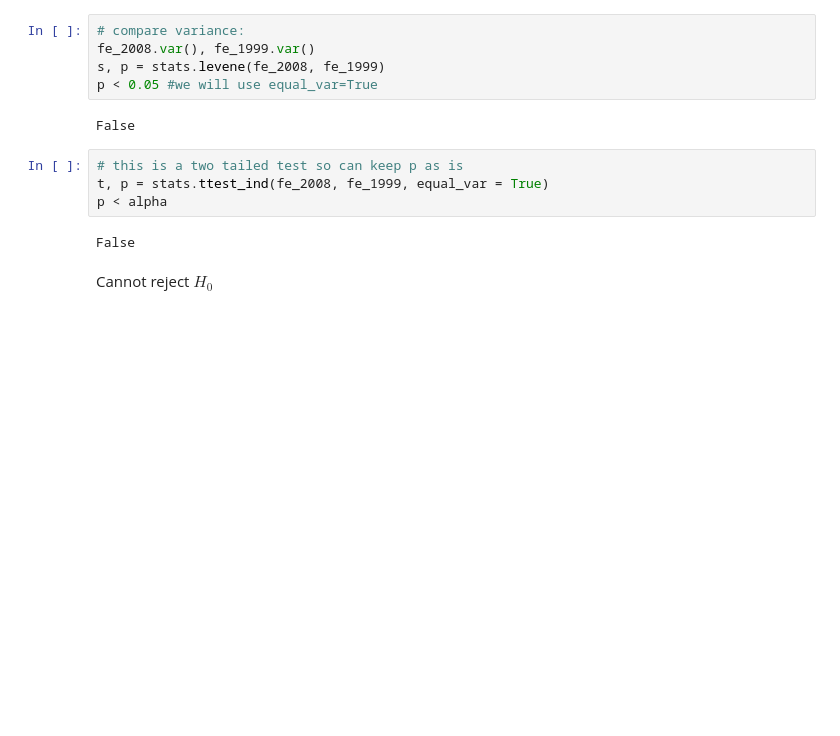
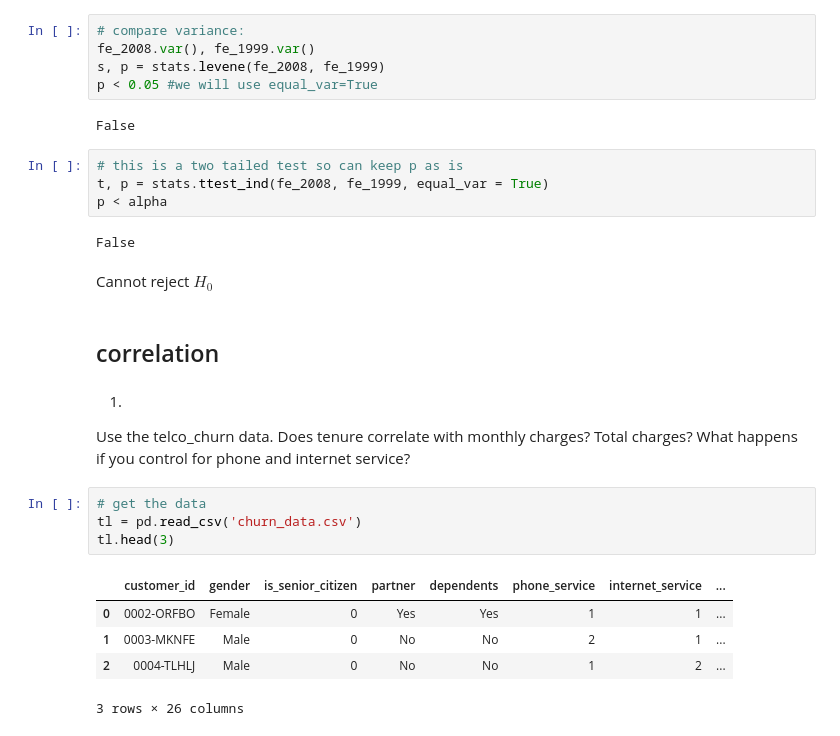
Before and after one commit to stephenfitzsimon/statistics-exercises, a Jupyter notebook: hypothesis_testing.ipynb, the cells around one changed output. Cells and saved outputs as stored; diff of their text form; blank space fills up the shorter version.

```diff
--- a/hypothesis_testing.ipynb
+++ b/hypothesis_testing.ipynb
@@ -315,3 +320,20 @@ p < alpha
 False
 # %% [markdown]
 Cannot reject $H_0$
+# %% [markdown]
+## correlation
+# %% [markdown]
+1.
+
+
+Use the telco_churn data. Does tenure correlate with monthly charges? Total charges? What happens if you control for phone and internet service?
+# %%
+# get the data
+tl = pd.read_csv('churn_data.csv')
+tl.head(3)
+# %% [output]
+|  | customer_id | gender | is_senior_citizen | partner | dependents | phone_service | internet_service | ... |
+| 0 | 0002-ORFBO | Female | 0 | Yes | Yes | 1 | 1 | ... |
+| 1 | 0003-MKNFE | Male | 0 | No | No | 2 | 1 | ... |
+| 2 | 0004-TLHLJ | Male | 0 | No | No | 1 | 2 | ... |
+3 rows × 26 columns
```
Also changed, not shown: parts of 26 cells of this notebook.
